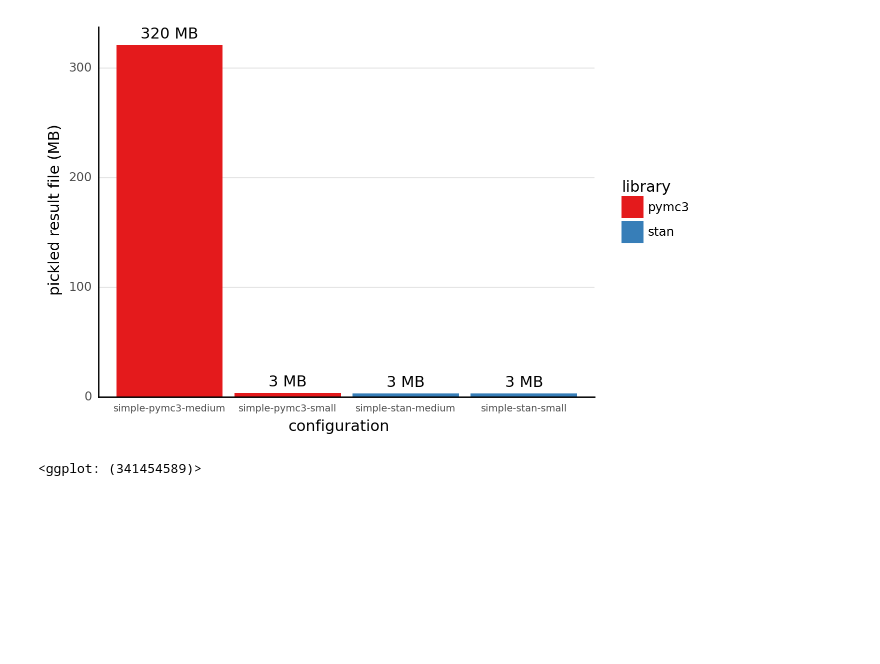
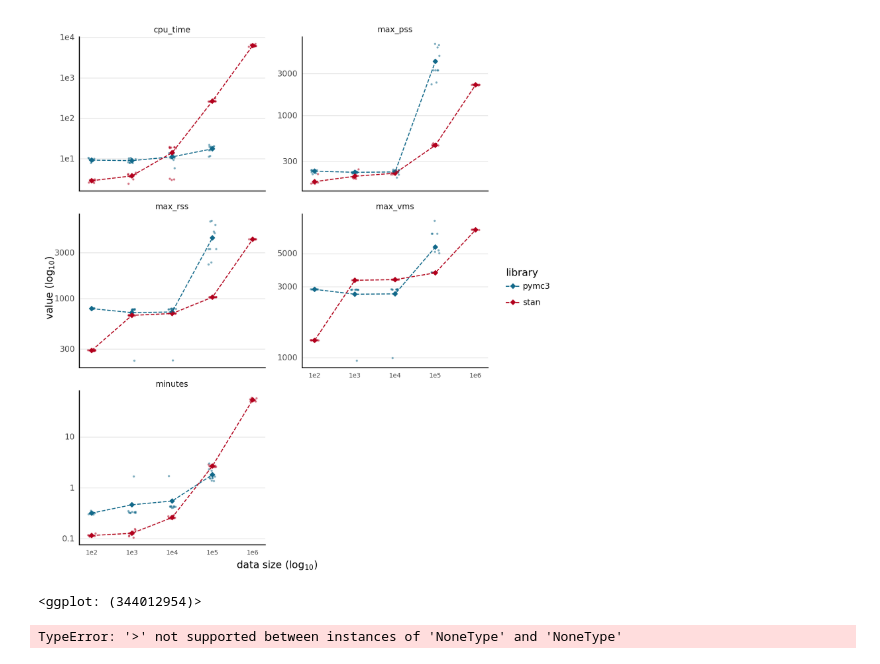
Before and after one commit to jhrcook/pymc3-stan-comparison, a Jupyter notebook: docs/index.ipynb, the cells around one changed output. Cells and saved outputs as stored; diff of their text form; code cells hidden in the pictures; blank space fills up the shorter version.

```diff
--- a/docs/index.ipynb
+++ b/docs/index.ipynb
@@ -55,3 +105,34 @@ benchmarks.head()
+# %%
+simple_reg_benchmarks = benchmarks_long.copy()[
+    benchmarks_long.name.str.contains("simple")
+]
+simple_reg_benchmarks_avg = (
+    simple_reg_benchmarks.groupby(["variable", "library", "data_size"])
+    .mean()
+    .reset_index(drop=False)
+)
+
+
+(
+    gg.ggplot(simple_reg_benchmarks, gg.aes(x="data_size", y="value", color="library"))
+    + gg.facet_wrap("variable", scales="free_y", ncol=2)
+    + gg.geom_jitter(size=0.4, alpha=0.4, width=0.1, height=0)
+    + gg.geom_point(data=simple_reg_benchmarks_avg, shape="D", size=1.5)
+    + gg.geom_line(data=simple_reg_benchmarks_avg, linetype="--", size=0.6)
+    + gg.scale_x_log10()
+    + gg.scale_y_log10()
+    + gg.scale_color_manual(values=library_pal)
+    + gg.theme(
+        panel_grid_major_y=gg.element_line(),
+        axis_text_x=gg.element_text(size=7),
+        subplots_adjust={"wspace": 0.2, "hspace": 0.15},
+        figure_size=(8, 10),
+    )
+    + gg.labs(x="data size ($\\log_{10}$)", y="value ($\\log_{10}$)", color="library")
+)
+# %% [output]
+[figure, added]
+<ggplot: (344012954)>
 # %%
 def read_file_sizes(dir: Path) -> pd.DataFrame:
     files = list(dir.iterdir())
@@ -67,7 +148,8 @@ def read_file_sizes(dir: Path) -> pd.DataFrame:
     )
 # %%
 result_file_sizes = read_file_sizes(project_root_dir / "model-results").assign(
-    model=lambda d: stan_or_pymc3(d.name), mb_lbl = lambda d: [f"{int(x)} MB" for x in d.mb]
+    model=lambda d: stan_or_pymc3(d.name),
+    mb_lbl=lambda d: [f"{int(x)} MB" for x in d.mb],
 )
 
 (
@@ -82,5 +164,4 @@ result_file_sizes = read_file_sizes(project_root_dir / "model-results").assign(
     + gg.labs(x="configuration", y="pickled result file (MB)", fill="library")
 )
 # %% [output]
-[figure, removed]
-<ggplot: (341454589)>
+TypeError: '>' not supported between instances of 'NoneType' and 'NoneType'
```
Also changed, not shown: parts of 7 cells of this notebook, 7 other files.
